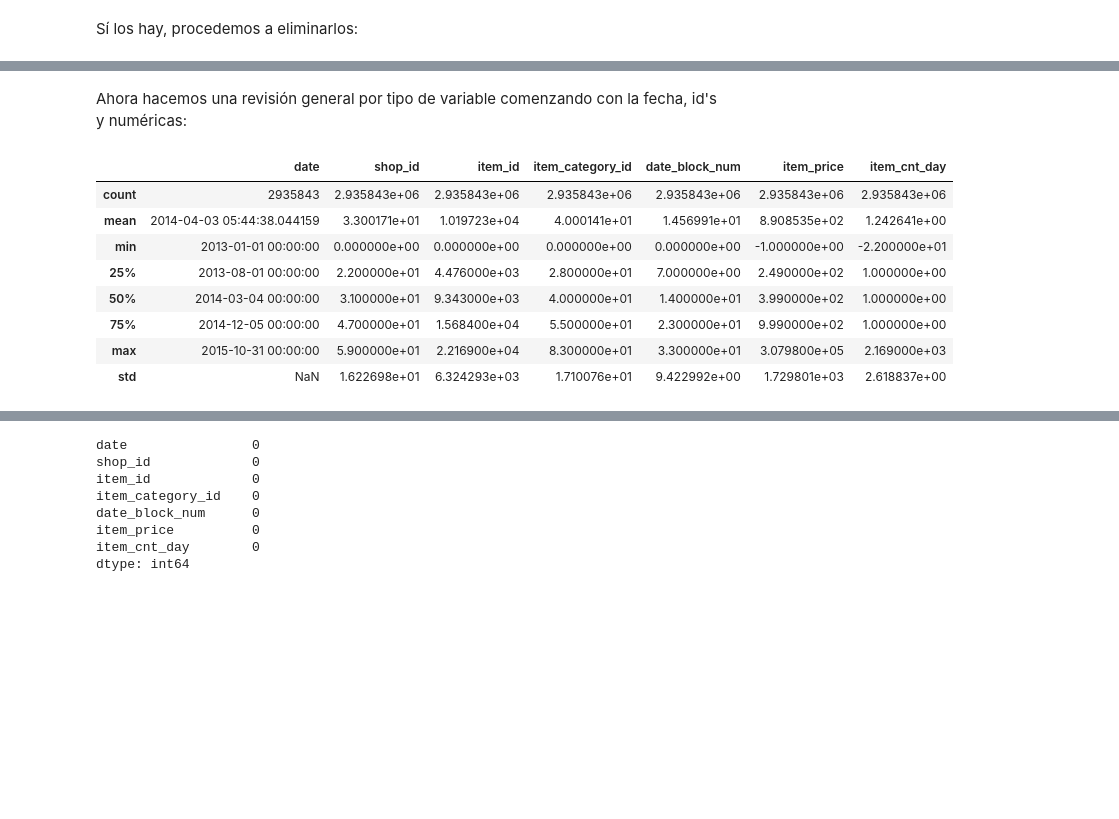
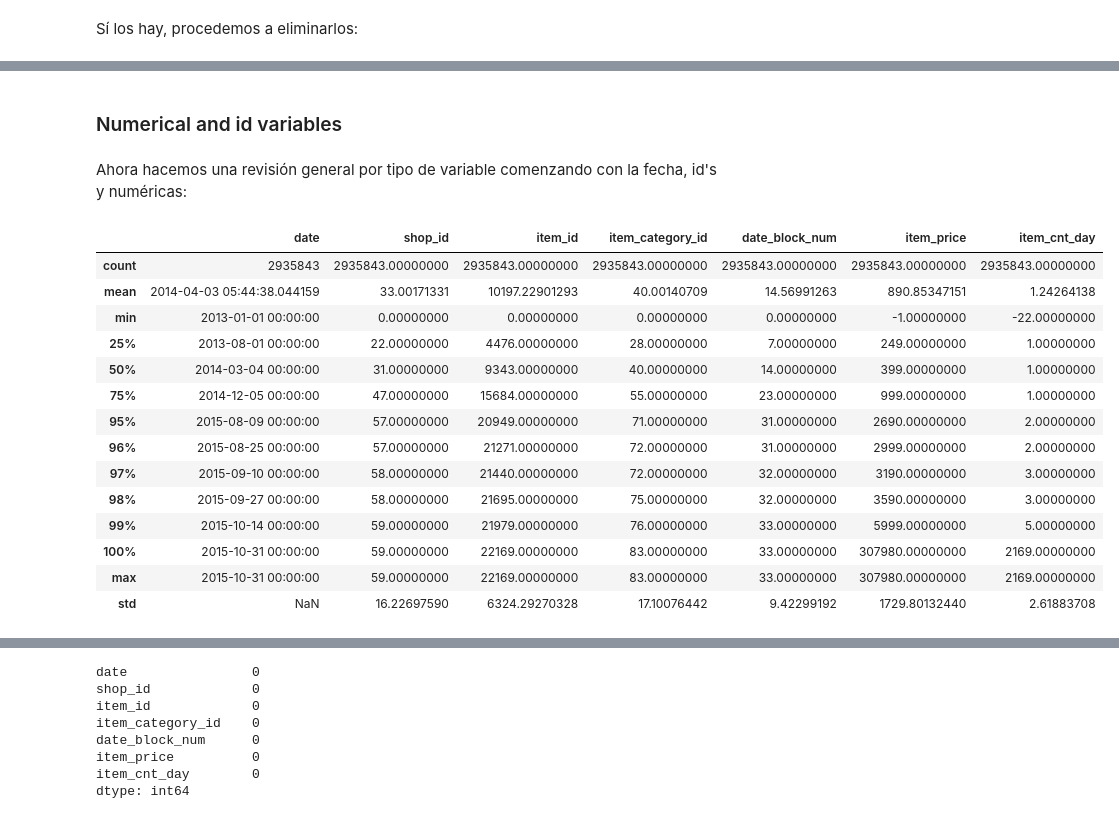
Before and after one commit to karlanalytik/demand-forecasting-model, a Jupyter notebook: forecast_predict_model.ipynb, the cells around one changed output, grey strips where cells are left out. Cells and saved outputs as stored; diff of their text form; code cells hidden in the pictures; blank space fills up the shorter version.

Commit message:
Adds data cleaning

```diff
--- a/forecast_predict_model.ipynb
+++ b/forecast_predict_model.ipynb
@@ -3,7 +3,11 @@
 # %% [markdown]
 ## Librerías
 # %%
+import matplotlib.pyplot as plt
+from pandas.plotting import scatter_matrix
 import pandas as pd
+
+pd.set_option('display.float_format', '{:.8f}'.format)
 # %% [markdown]
 # Carga de datos
 # %%
@@ -210,15 +216,23 @@ data
 2935843 rows × 10 columns
+# %% [markdown]
+### Numerical and id variables
 # %% [markdown]
 Ahora hacemos una revisión general por tipo de variable comenzando con la fecha, id's y numéricas:
 # %%
-data[ids + num].describe()
+data[ids + num].describe([x/4 for x in range(1, 4)] + [x/100 for x in range(95, 101)])
 # %% [output]
 |  | date | shop_id | item_id | item_category_id | date_block_num | item_price | item_cnt_day |
-| count | 2935843 | 2.935843e+06 | 2.935843e+06 | 2.935843e+06 | 2.935843e+06 | 2.935843e+06 | 2.935843e+06 |
-| mean | 2014-04-03 05:44:38.044159 | 3.300171e+01 | 1.019723e+04 | 4.000141e+01 | 1.456991e+01 | 8.908535e+02 | 1.242641e+00 |
-| min | 2013-01-01 00:00:00 | 0.000000e+00 | 0.000000e+00 | 0.000000e+00 | 0.000000e+00 | -1.000000e+00 | -2.200000e+01 |
-| 25% | 2013-08-01 00:00:00 | 2.200000e+01 | 4.476000e+03 | 2.800000e+01 | 7.000000e+00 | 2.490000e+02 | 1.000000e+00 |
-| 50% | 2014-03-04 00:00:00 | 3.100000e+01 | 9.343000e+03 | 4.000000e+01 | 1.400000e+01 | 3.990000e+02 | 1.000000e+00 |
-| 75% | 2014-12-05 00:00:00 | 4.700000e+01 | 1.568400e+04 | 5.500000e+01 | 2.300000e+01 | 9.990000e+02 | 1.000000e+00 |
-| max | 2015-10-31 00:00:00 | 5.900000e+01 | 2.216900e+04 | 8.300000e+01 | 3.300000e+01 | 3.079800e+05 | 2.169000e+03 |
-| std | NaN | 1.622698e+01 | 6.324293e+03 | 1.710076e+01 | 9.422992e+00 | 1.729801e+03 | 2.618837e+00 |
+| count | 2935843 | 2935843.00000000 | 2935843.00000000 | 2935843.00000000 | 2935843.00000000 | 2935843.00000000 | 2935843.00000000 |
+| mean | 2014-04-03 05:44:38.044159 | 33.00171331 | 10197.22901293 | 40.00140709 | 14.56991263 | 890.85347151 | 1.24264138 |
+| min | 2013-01-01 00:00:00 | 0.00000000 | 0.00000000 | 0.00000000 | 0.00000000 | -1.00000000 | -22.00000000 |
+| 25% | 2013-08-01 00:00:00 | 22.00000000 | 4476.00000000 | 28.00000000 | 7.00000000 | 249.00000000 | 1.00000000 |
+| 50% | 2014-03-04 00:00:00 | 31.00000000 | 9343.00000000 | 40.00000000 | 14.00000000 | 399.00000000 | 1.00000000 |
+| 75% | 2014-12-05 00:00:00 | 47.00000000 | 15684.00000000 | 55.00000000 | 23.00000000 | 999.00000000 | 1.00000000 |
+| 95% | 2015-08-09 00:00:00 | 57.00000000 | 20949.00000000 | 71.00000000 | 31.00000000 | 2690.00000000 | 2.00000000 |
+| 96% | 2015-08-25 00:00:00 | 57.00000000 | 21271.00000000 | 72.00000000 | 31.00000000 | 2999.00000000 | 2.00000000 |
+| 97% | 2015-09-10 00:00:00 | 58.00000000 | 21440.00000000 | 72.00000000 | 32.00000000 | 3190.00000000 | 3.00000000 |
+| 98% | 2015-09-27 00:00:00 | 58.00000000 | 21695.00000000 | 75.00000000 | 32.00000000 | 3590.00000000 | 3.00000000 |
+| 99% | 2015-10-14 00:00:00 | 59.00000000 | 21979.00000000 | 76.00000000 | 33.00000000 | 5999.00000000 | 5.00000000 |
+| 100% | 2015-10-31 00:00:00 | 59.00000000 | 22169.00000000 | 83.00000000 | 33.00000000 | 307980.00000000 | 2169.00000000 |
+| max | 2015-10-31 00:00:00 | 59.00000000 | 22169.00000000 | 83.00000000 | 33.00000000 | 307980.00000000 | 2169.00000000 |
+| std | NaN | 16.22697590 | 6324.29270328 | 17.10076442 | 9.42299192 | 1729.80132440 | 2.61883708 |
```
Also changed, not shown: parts of 49 cells of this notebook, 2 other files.
